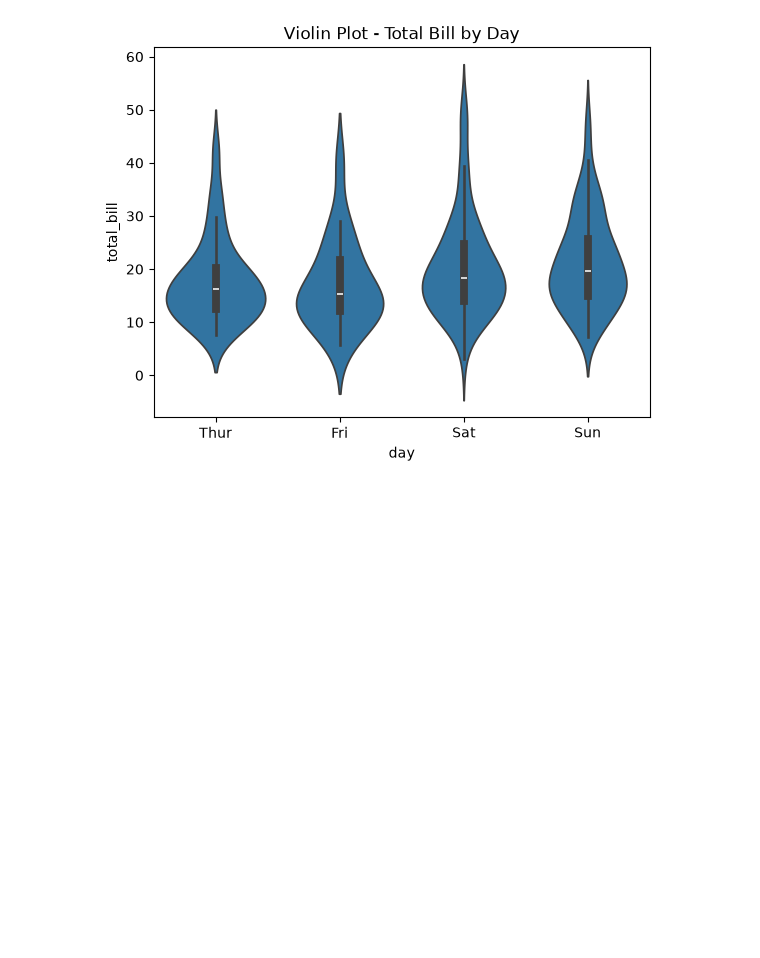
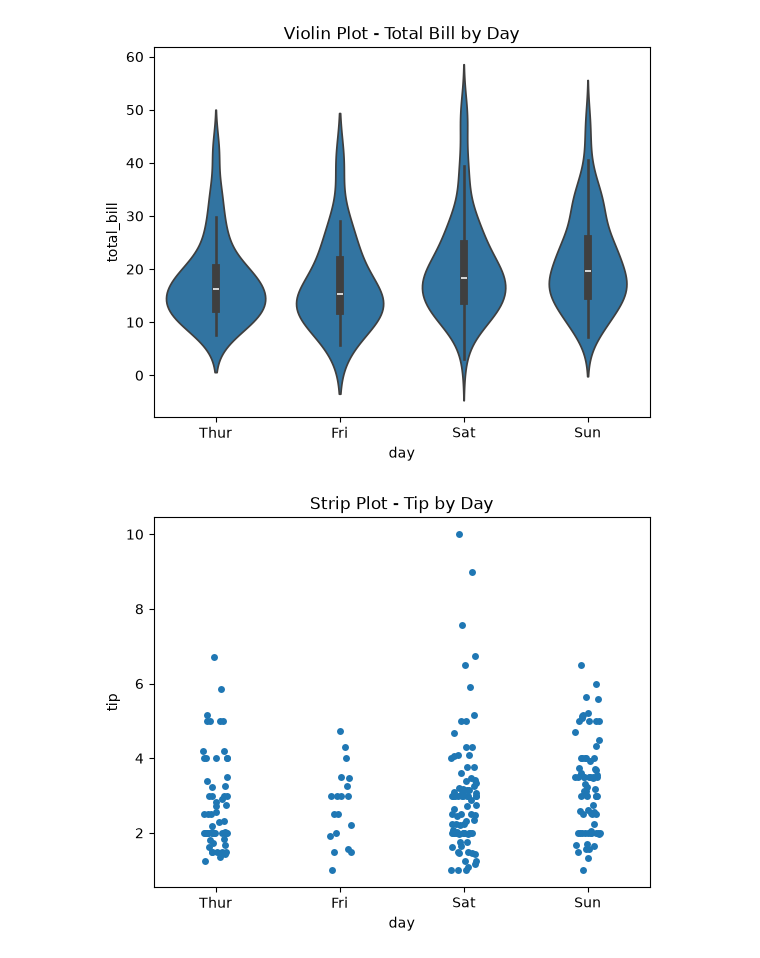
Before and after one commit to kalairajatechp/matplotlib, a Jupyter notebook: histogram_analysis.ipynb, the cells around one changed output. Drawn from its saved outputs; the diff is of its cells as text; code cells hidden in the pictures; blank space fills up the shorter version.

```diff
--- a/histogram_analysis.ipynb
+++ b/histogram_analysis.ipynb
@@ -81,3 +81,10 @@ plt.savefig("Violin Plot - Total Bill by Day.png")
 plt.show()
 # %% [output]
 [figure]
+# %%
+sns.stripplot(x='day', y='tip', data=df, jitter=True)
+plt.title("Strip Plot - Tip by Day")
+plt.savefig("Strip Plot - Tip by Day.png")
+plt.show()
+# %% [output]
+[figure, added]
```
